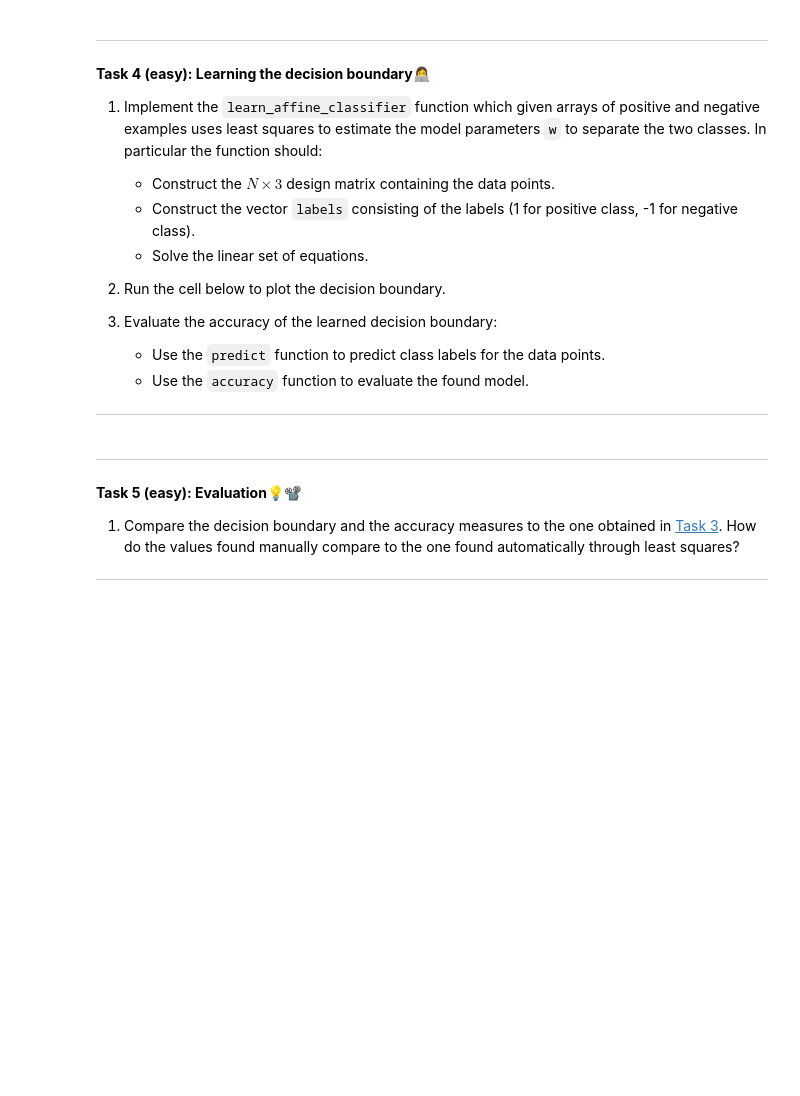
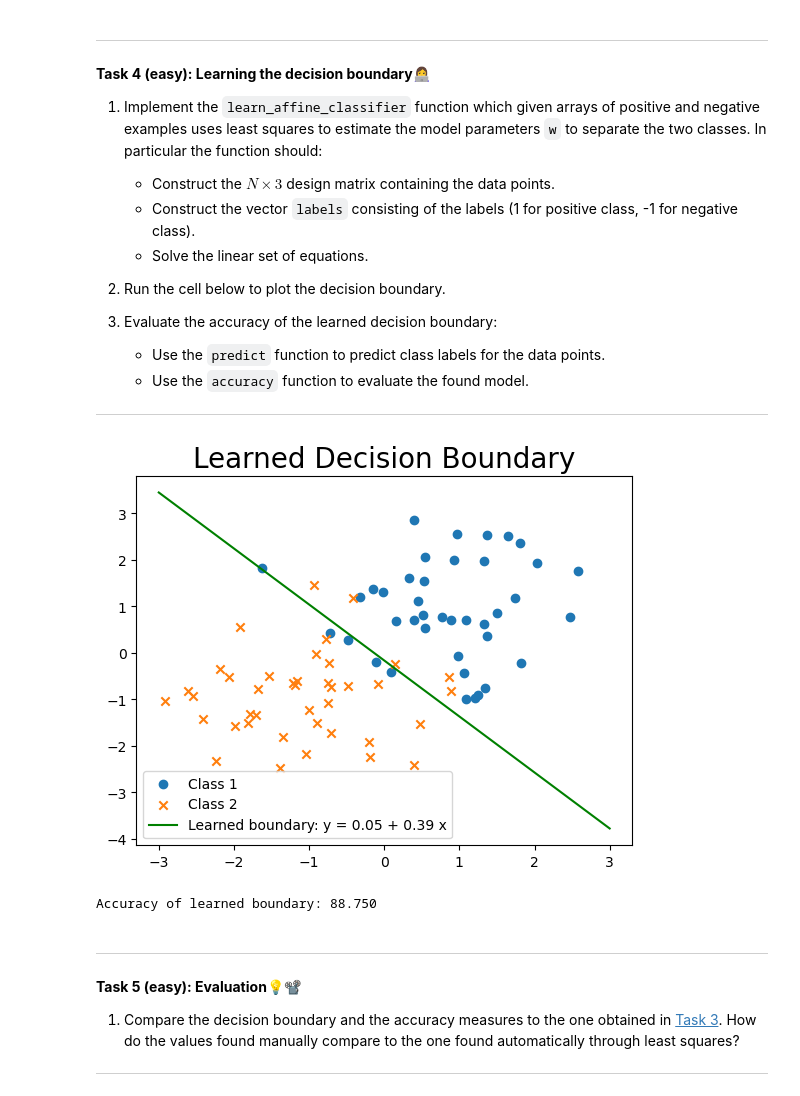
Before and after one commit to Casper2411/MachineLearningExercises, a Jupyter notebook: W10/02-decision.ipynb, the cells around one changed output. Drawn from its saved outputs; the diff is of its cells as text; code cells hidden in the pictures; blank space fills up the shorter version.

```diff
--- a/W10/02-decision.ipynb
+++ b/W10/02-decision.ipynb
@@ -217,7 +217,11 @@ def predict(w, p):
 
     :return: Predicted class labels (-1 for neg, 1 for pos).
     """
-    # Write solutions here
+    w0, w1, w2 = w
+    x_points = p[:, 0] # first column, so it is a (Nx1) array
+    y_points = p[:, 1] # second column, so it is a (Nx1) array
+    z = w0 + w1*x_points + w2*y_points
+    return np.sign(z)
 
 
 def accuracy(predictions,targets):
@@ -227,13 +231,13 @@ def accuracy(predictions,targets):
 
     :return (float): fraction of correctly predicted points (num_correct/num_points).
     """
-    # Write solutions here
+    return (np.sum((predictions*targets) > 0)/len(predictions))*100
 
 
-pred_pos = None # write your solution here
-pred_neg = None # write your solution here
+pred_pos = predict(w_2, p_pos)
+pred_neg = predict(w_2, p_neg)
 
-acc_pos = None # write your solution here
-acc_neg = None # write your solution here
+acc_pos = accuracy(pred_pos, 1)
+acc_neg = accuracy(pred_neg, -1)
 
 print(f'Accuracy of decision line: {(acc_neg+acc_pos)/2:.3f}')
@@ -268,46 +274,59 @@ def learn_affine_classifier(p_pos, p_neg):
     """
     Fit the decision boundary using least squares regression.
 
-    :param p_pos: Data points of the positive class.
-    :param p_neg: Data points of the negative class.
+    :param p_pos: Data points of the positive class. NOTE shape: (positive amount, amount of features)
+    :param p_neg: Data points of the negative class. NOTE shape: (negative amount, amount of features)
 
     :return: The learned parameters w (intercept and slope).
     """
-    # Combine the positive and negative points into a single dataset
-    data = None # Write your solution here
+
+    # NOTE Create 2 column for the biases
+    pos_bias = np.ones((len(p_pos), 1)) # shape: (positive amount, 1)
+    neg_bias = np.ones((len(p_neg), 1)) # shape: (negative amount, 1)
+
+    # NOTE Now adding the bias to the points:
+    p_pos_bias = np.hstack((pos_bias, p_pos)) # shape: (positive amount, amount of features + 1) i.e. [1, x_1, x_2, ... x_d]
+    p_neg_bias = np.hstack((neg_bias, p_neg)) # shape: (negative amount, amount of features + 1) i.e. [1, x_1, x_2, ... x_d]
+
+    # Combine the positive and negative points into a single dataset (AKA. the design matrix)
+    data = np.vstack((p_pos_bias, p_neg_bias)) # shape: (negative + positive amount, amount of features + 1)
+
     # Create the labels: -1 for positive class, 0 for negative class
-    labels = None # Write your solution here
-    # Add a bias column (column of 1s) to the data
-    X = None # Write your solution here
+    labels = np.vstack((pos_bias, -neg_bias))
+
     # Learn the model parameters
-    w_least_squares = None # Write your solution here
+    w_least_squares, _, _, _ = np.linalg.lstsq(data, labels)
+
     # Return the model parameters
     return w_least_squares
 
 # Find the decision boundary with least squares
 w_learned = learn_affine_classifier(p_pos, p_neg)
 
 # 2
 # Define x-values for plotting the decision boundaries
 x_values = np.linspace(-3, 3, 100)
 
 # Plotting the learned decision boundary
 fig, ax = plt.subplots()
 ax.scatter(p_pos[:, 0], p_pos[:, 1], marker='o', label='Class 1')  # positive class
 ax.scatter(p_neg[:, 0], p_neg[:, 1], marker='x', label='Class 2')  # negative class
 ax.plot(x_values, linear_boundary(x_values, w_learned), label='Learned boundary: y = %.2f + %.2f x' % (w_learned[0], w_learned[1]), color='green')
 plt.title("Learned Decision Boundary", fontsize=20)
 plt.legend()
 plt.show()
 
 # 3
-pred_pos = None # write your solution here
-pred_neg = None # write your solution here
+pred_pos = predict(w_learned, p_pos)
+pred_neg = predict(w_learned, p_neg)
 
-acc_pos = None # write your solution here
-acc_neg = None # write your solution here
+acc_pos = accuracy(pred_pos, 1)
+acc_neg = accuracy(pred_neg, -1)
 
 print(f'Accuracy of learned boundary: {(acc_neg + acc_pos) / 2:.3f}')
+# %% [output]
+[figure, added]
+Accuracy of learned boundary: 88.750
 # %% [markdown]
 
 ---
```
Also changed, not shown: parts of 2 cells of this notebook, 2 other files.
